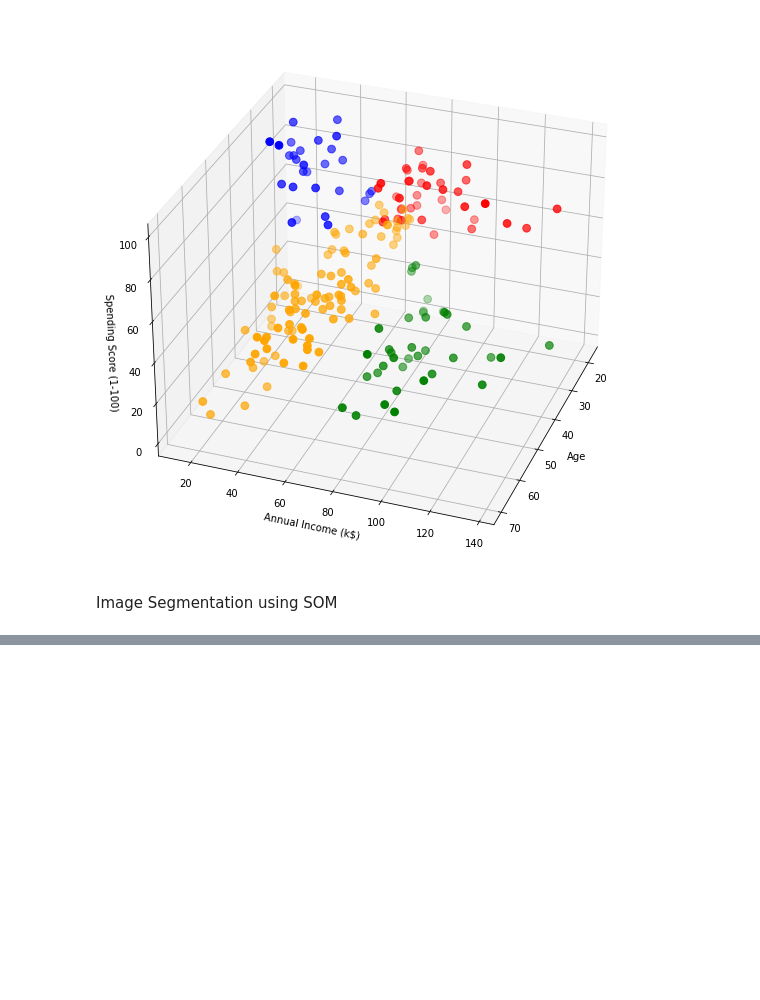
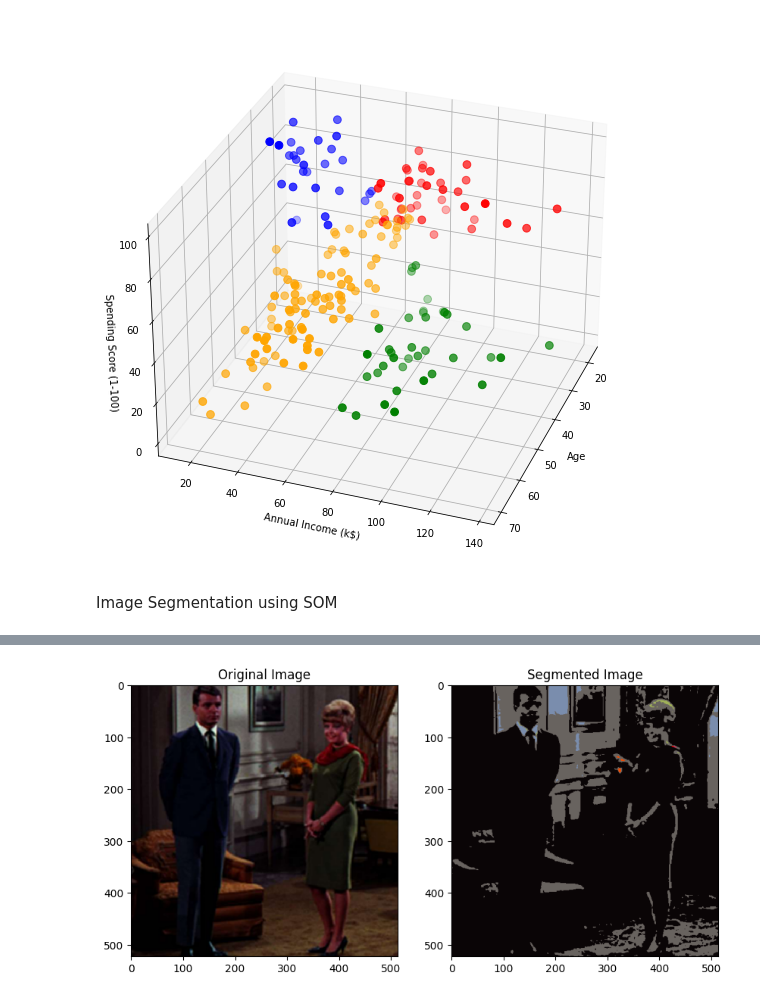
Before and after one commit to gabrieldimas/machine-learning-study-2023, a Jupyter notebook: Week7/tugas.ipynb, the cells around one changed output, grey strips where cells are left out. Drawn from its saved outputs; the diff is of its cells as text; code cells hidden in the pictures; blank space fills up the shorter version.

```diff
--- a/Week7/tugas.ipynb
+++ b/Week7/tugas.ipynb
@@ -186,0 +202,25 @@ UnidentifiedImageError: cannot identify image file 'assets/lenna.png'
+# %%
+som_dim = 10
+som = MiniSom(som_dim, som_dim, 3, sigma=0.3, learning_rate=0.5)
+# %%
+som.train_random(flat_img_data, 100)
+segmented_img = np.zeros_like(flat_img_data)
+# %%
+for i, x in enumerate(flat_img_data):
+    winner = som.winner(x)
+    weights = som.get_weights()[winner[0], winner[1]]
+    segmented_img[i] = weights
+# %%
+segmented_img = segmented_img.reshape(img_data.shape)
+# %%
+import matplotlib.pyplot as plt
+
+plt.figure(figsize=(10, 5))
+plt.subplot(1, 2, 1)
+plt.imshow(img)
+plt.title("Original Image")
+plt.subplot(1, 2, 2)
+plt.imshow(segmented_img)
+plt.title("Segmented Image")
+plt.show()
+# %% [output]
@@ -186,0 +228 @@ UnidentifiedImageError: cannot identify image file 'assets/lenna.png'
+[figure, added]
```
Also changed, not shown: parts of 5 cells of this notebook.
